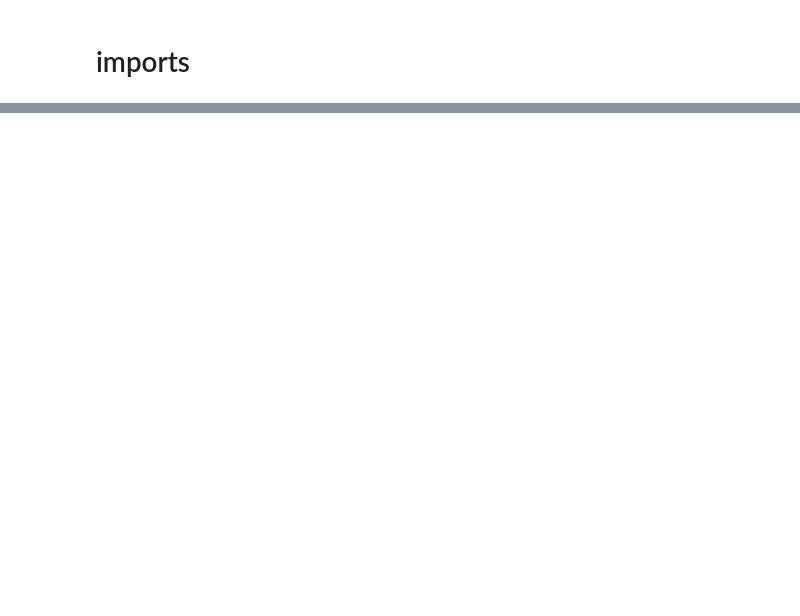
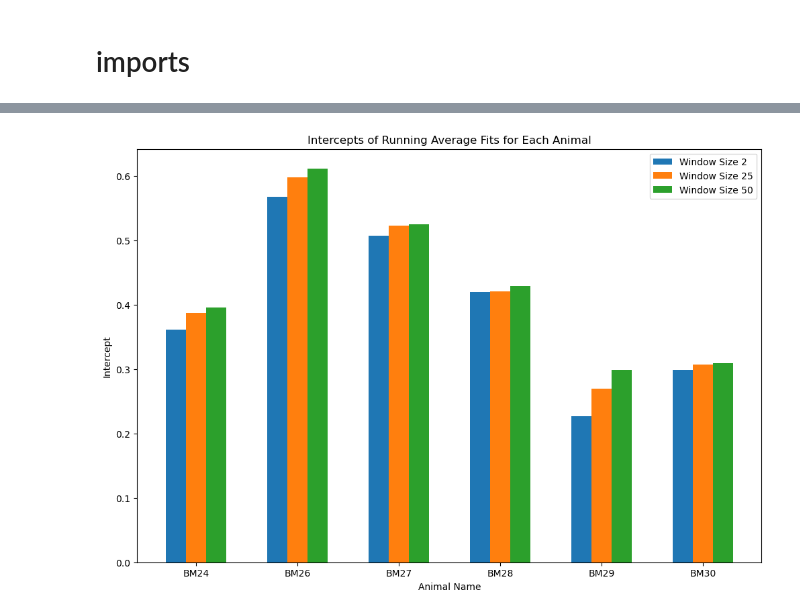
Before and after one commit to boazmohar/DELTA_iDISCO, a Jupyter notebook: src/beahvior_analysis.ipynb, the cells around one changed output, grey strips where cells are left out. Saved outputs shown, nothing was run; the diff lists cells and outputs as text; code cells hidden in the pictures; blank space fills up the shorter version.

```diff
--- a/src/beahvior_analysis.ipynb
+++ b/src/beahvior_analysis.ipynb
@@ -12,0 +243,24 @@ from utils import multisession_utils
+# %%
+fig, ax = plt.subplots(figsize=(12, 8))
+
+# Define the bar width and positions
+bar_width = 0.2
+positions = np.arange(len(fit_results))
+
+# Plot bars for each window size
+for i, window_size in enumerate(window_sizes):
+    intercepts = [fit_results[name][f'window_size_{window_size}']['intercept_running_avg'] for name in fit_results]
+    ax.bar(positions + i * bar_width, intercepts, bar_width, label=f'Window Size {window_size}')
+
+# Set the x-axis labels and title
+ax.set_xticks(positions + bar_width)
+ax.set_xticklabels(fit_results.keys())
+ax.set_xlabel('Animal Name')
+ax.set_ylabel('Intercept')
+ax.set_title('Intercepts of Running Average Fits for Each Animal')
+ax.legend()
+
+# Show the plot
+plt.show()
+# %% [output]
+[figure, added]
```
Also changed, not shown: parts of 13 cells of this notebook, 3 other files.
